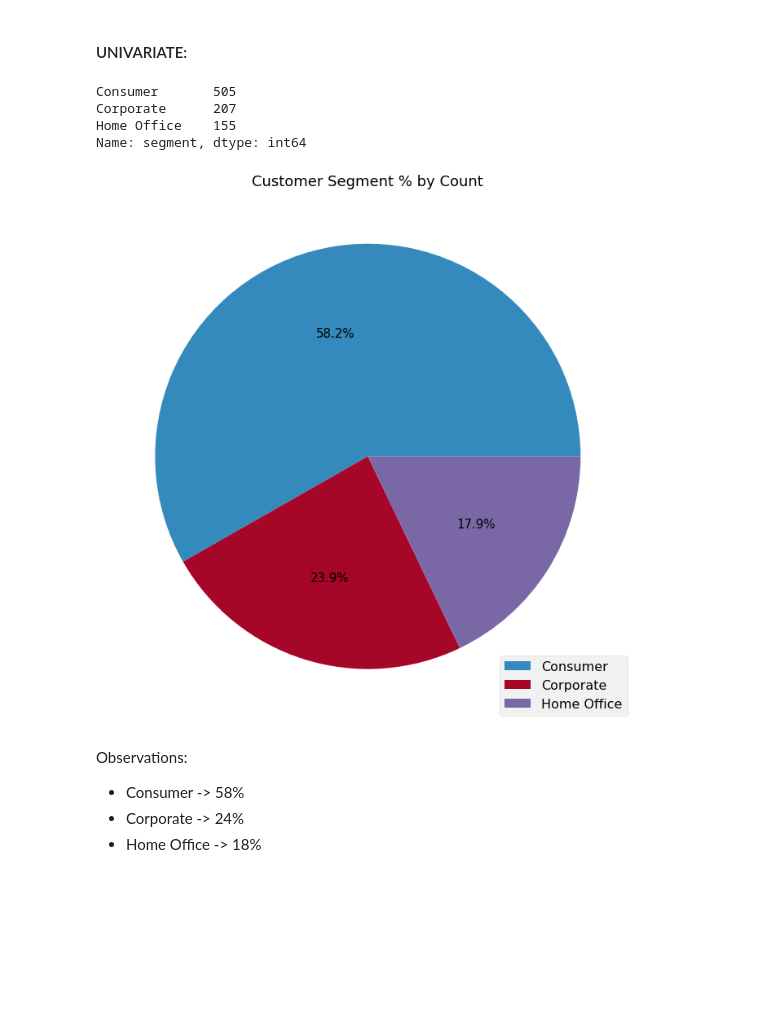
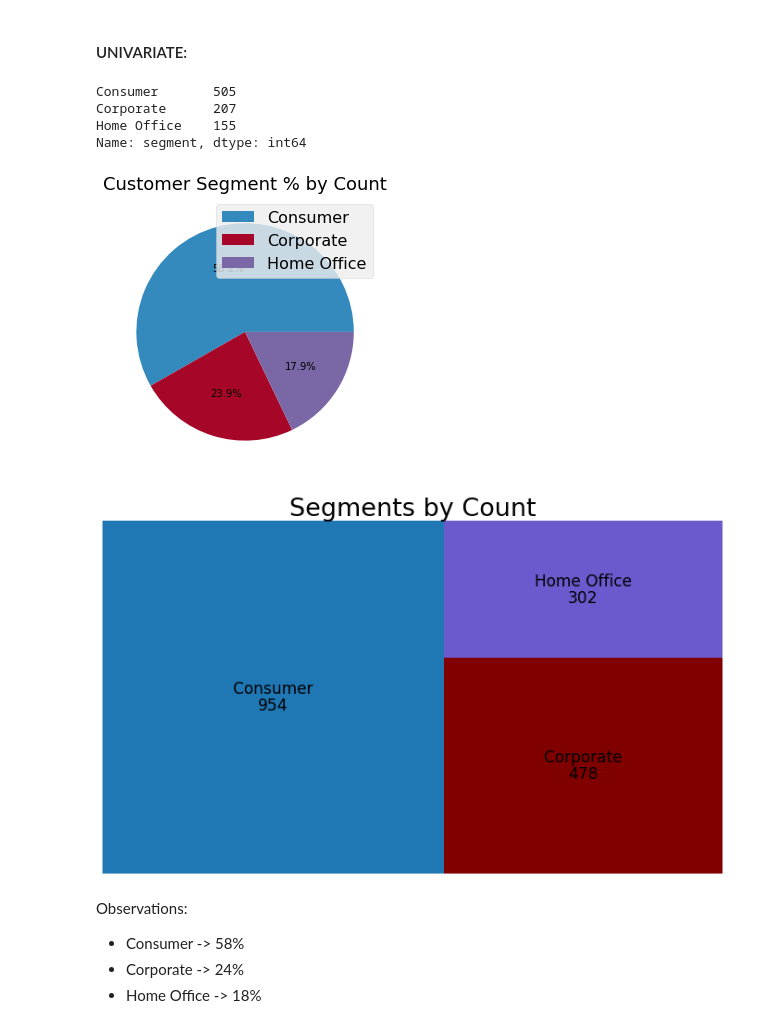
Before and after one commit to long-name-gang/time_series-project, a Jupyter notebook: rachel_final_report.ipynb, the cells around one changed output. Saved outputs shown, nothing was run; the diff lists cells and outputs as text; code cells hidden in the pictures; blank space fills up the shorter version.

```diff
--- a/rachel_final_report.ipynb
+++ b/rachel_final_report.ipynb
@@ -222,13 +218,32 @@ y = train.segment.value_counts()
 plt.title('Customer Segment % by Count', fontsize = 18)
 plt.pie(y, autopct='%1.1f%%')
 plt.legend(labels = my_labels, fontsize = 16)
+plt.rc('figure', figsize=(12, 12))
+plt.rc('font', size=15)
+plt.style.use('bmh')
 plt.show()
 # %% [output]
 Consumer       505
 Corporate      207
 Home Office    155
 Name: segment, dtype: int64
-[figure, old version]
+[figure, new version]
+# %%
+import squarify
+
+plt.figure(figsize=(12,7))
+
+squarify.plot(sizes=list(df.segment.value_counts().values),
+              label=list(df.segment.value_counts().index),
+              value=list(df.segment.value_counts().values),
+             color = ['tab:blue','maroon','slateblue'],
+             text_kwargs={'fontsize': 17})
+
+plt.title('Segments by Count', fontsize=27)
+plt.axis('off')
+plt.show()
+# %% [output]
+[figure, added]
 # %% [markdown]
 Observations:
 - Consumer -> 58%
```
Also changed, not shown: parts of 4 cells of this notebook.
